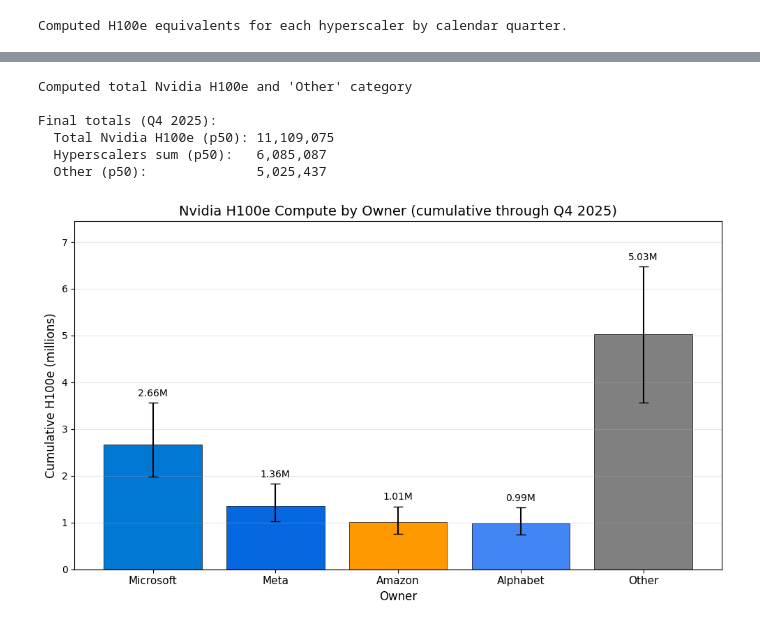
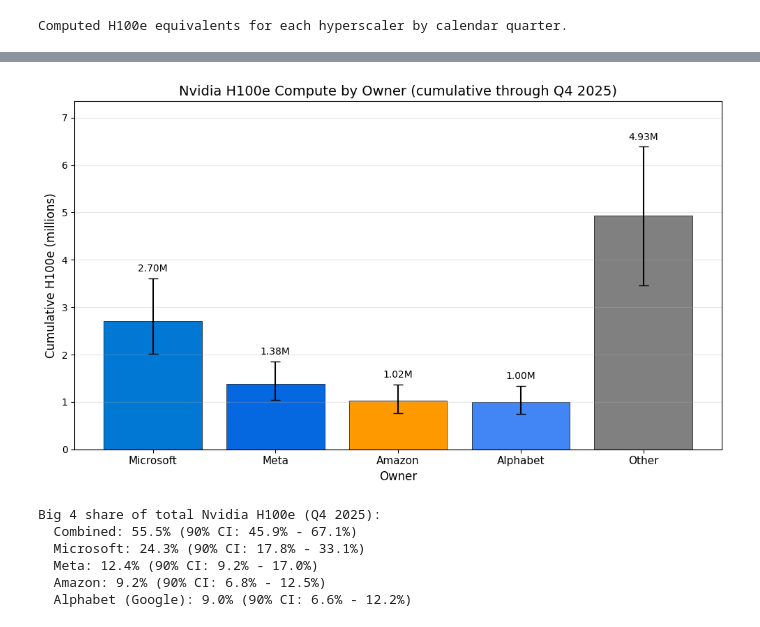
Before and after one commit to epoch-research/ai-chip-counts, a Jupyter notebook: nvidia_owners.ipynb, the cells around one changed output, grey strips where cells are left out. Saved outputs shown, nothing was run; the diff lists cells and outputs as text; code cells hidden in the pictures.

Commit message:
update nvidia owners estimate

```diff
--- a/nvidia_owners.ipynb
+++ b/nvidia_owners.ipynb
@@ -236,6 +236,11 @@ def get_non_china_chip_share(quarter):
     """Get the share of revenue from non-China chips for a quarter."""
     return 1 - get_china_chip_share(quarter)
 
+# Baseline China share: the average level of China sales across all quarters.
+# The hyperscaler share estimates (HYPERSCALER_SHARES) are of total Nvidia DC revenue,
+# implicitly assuming this average level of China sales.
+BASELINE_CHINA_SHARE = np.mean([get_china_chip_share(q) for q in QUARTERS])
+
 # Print China chip share by quarter for reference
 print("China Chip Share by Quarter:")
 print("-" * 40)
@@ -245,6 +250,7 @@ for quarter in QUARTERS:
         print(f"  {quarter}: {china_share*100:.1f}%")
     else:
         print(f"  {quarter}: 0%")
+print(f"\nBaseline China share (avg across all quarters): {BASELINE_CHINA_SHARE*100:.1f}%")
 # %% [output]
 China Chip Share by Quarter:
 ----------------------------------------
@@ -661,17 +690,8 @@ Created DataFrame with 64 rows
 # COMPUTE TOTAL NVIDIA H100e (for "Other" calculation)
 # ==============================================
 
-# Run simulation for total Nvidia chip sales (same as nvidia_estimates_cumulative)
-total_quarterly_samples = estimate_cumulative_chip_sales(
-    quarters=QUARTERS,
-    chip_types=CHIP_TYPES,
-    sample_revenue=sample_revenue,
-    sample_shares=sample_shares,
-    sample_base_price=sample_base_price,
-    get_deflation_factor=get_deflation_factor,
-    sample_revenue_uncertainty=lambda: HARDWARE_SHARE @ 1,
-    n_samples=N_SAMPLES
-)
+# Reuse total_quarterly_samples from earlier (same underlying chip count samples
+# that were allocated to hyperscalers, so "Other" = Total - hyperscalers is exact)
 
 # Interpolate to calendar quarters and compute running totals
 total_calendar_quarterly = interpolate_samples_to_calendar_quarters(total_quarterly_samples, quarter_dates)
@@ -681,7 +701,6 @@ total_calendar_running = compute_running_totals(total_calendar_quarterly)
 total_h100e = compute_h100e_samples(total_calendar_running, CHIP_SPECS, H100_TOPS)
 
 # Compute "Other" = Total - sum(hyperscalers)
-# Note: Only for non-China chips since hyperscalers only buy those
 other_h100e = {}
 for cq in CALENDAR_QUARTERS:
     hyperscaler_sum = sum(hyperscaler_h100e[company][cq] for company in HYPERSCALERS)
@@ -692,13 +711,6 @@ print(f"\nFinal totals ({CALENDAR_QUARTERS[-1]}):")
 print(f"  Total Nvidia H100e (p50): {int(np.percentile(total_h100e[CALENDAR_QUARTERS[-1]], 50)):,}")
 print(f"  Hyperscalers sum (p50):   {int(np.percentile(sum(hyperscaler_h100e[c][CALENDAR_QUARTERS[-1]] for c in HYPERSCALERS), 50)):,}")
 print(f"  Other (p50):              {int(np.percentile(other_h100e[CALENDAR_QUARTERS[-1]], 50)):,}")
-# %% [output]
-Computed total Nvidia H100e and 'Other' category
-
-Final totals (Q4 2025):
-  Total Nvidia H100e (p50): 11,109,075
-  Hyperscalers sum (p50):   6,085,087
-  Other (p50):              5,025,437
 # %%
 # ==============================================
 # BAR CHART: H100e BY OWNER (with error bars)
@@ -729,34 +741,53 @@ for cat in categories:
     errors_low.append(p50 - p5)
     errors_high.append(p95 - p50)
 
 # Create bar chart
 fig, ax = plt.subplots(figsize=(10, 6))
 
 x = np.arange(len(categories))
 colors = ['#0078D4', '#0668E1', '#FF9900', '#4285F4', '#808080']  # MS blue, Meta blue, AWS orange, Google blue, gray
 
 bars = ax.bar(x, np.array(medians) / 1e6,
               yerr=[np.array(errors_low) / 1e6, np.array(errors_high) / 1e6],
               capsize=5, color=colors, edgecolor='black', linewidth=0.5)
 
 ax.set_xlabel('Owner', fontsize=12)
 ax.set_ylabel('Cumulative H100e (millions)', fontsize=12)
 ax.set_title(f'Nvidia H100e Compute by Owner (cumulative through {final_cq})', fontsize=14)
 ax.set_xticks(x)
 ax.set_xticklabels(['Microsoft', 'Meta', 'Amazon', 'Alphabet', 'Other'], fontsize=11)
 
 # Add value labels on bars
 for i, (bar, med) in enumerate(zip(bars, medians)):
     ax.text(bar.get_x() + bar.get_width()/2, bar.get_height() + errors_high[i]/1e6 + 0.1,
             f'{med/1e6:.2f}M', ha='center', va='bottom', fontsize=10)
 
 ax.set_ylim(0, max(np.array(medians) / 1e6 + np.array(errors_high) / 1e6) * 1.15)
 ax.grid(axis='y', alpha=0.3)
 
 plt.tight_layout()
 plt.show()
+
+# Big 4 share of total estimated Nvidia H100e
+total_samples = total_h100e[final_cq]
+big4_sum = sum(hyperscaler_h100e[c][final_cq] for c in HYPERSCALERS)
+big4_share = big4_sum / total_samples
+
+print(f"\nBig 4 share of total Nvidia H100e ({final_cq}):")
+p5, p50, p95 = [np.percentile(big4_share, p) * 100 for p in [5, 50, 95]]
+print(f"  Combined: {p50:.1f}% (90% CI: {p5:.1f}% - {p95:.1f}%)")
+for company in HYPERSCALERS:
+    company_share = hyperscaler_h100e[company][final_cq] / total_samples
+    p5, p50, p95 = [np.percentile(company_share, p) * 100 for p in [5, 50, 95]]
+    print(f"  {company}: {p50:.1f}% (90% CI: {p5:.1f}% - {p95:.1f}%)")
 # %% [output]
-[figure, old version]
+[figure, new version]
+Big 4 share of total Nvidia H100e (Q4 2025):
+  Combined: 55.5% (90% CI: 45.9% - 67.1%)
+  Microsoft: 24.3% (90% CI: 17.8% - 33.1%)
+  Meta: 12.4% (90% CI: 9.2% - 17.0%)
+  Amazon: 9.2% (90% CI: 6.8% - 12.5%)
+  Alphabet (Google): 9.0% (90% CI: 6.6% - 12.2%)
 # %%
 # ==============================================
 # EXPORT TO CSV (optional)
```
Also changed, not shown: parts of 6 cells of this notebook.
